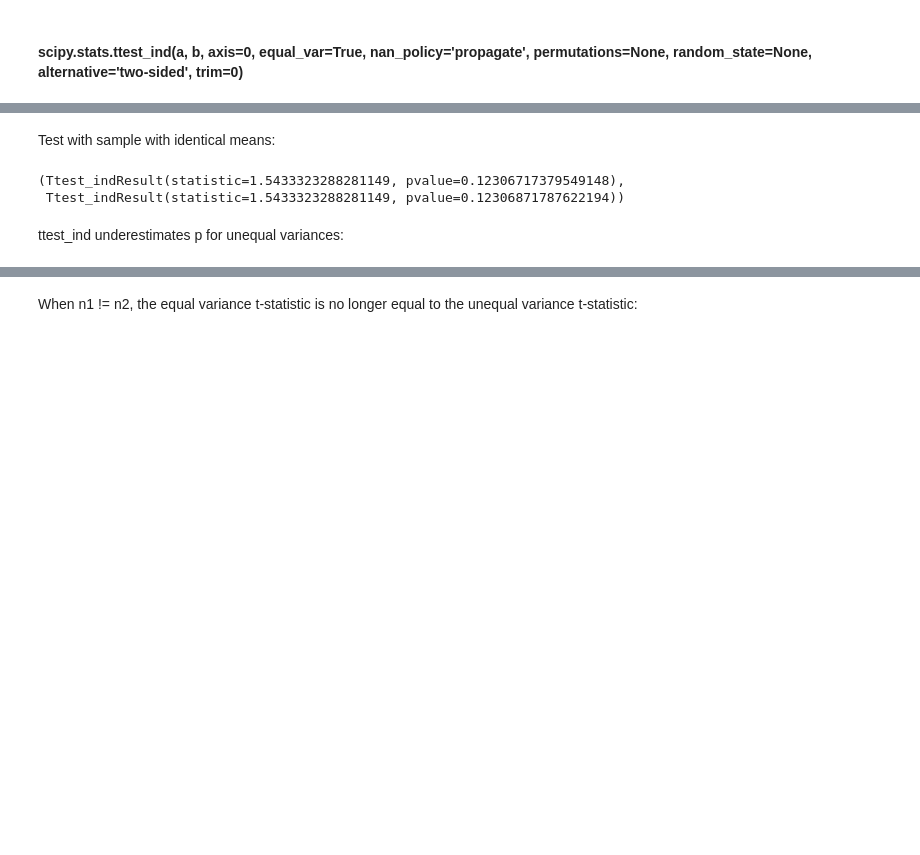
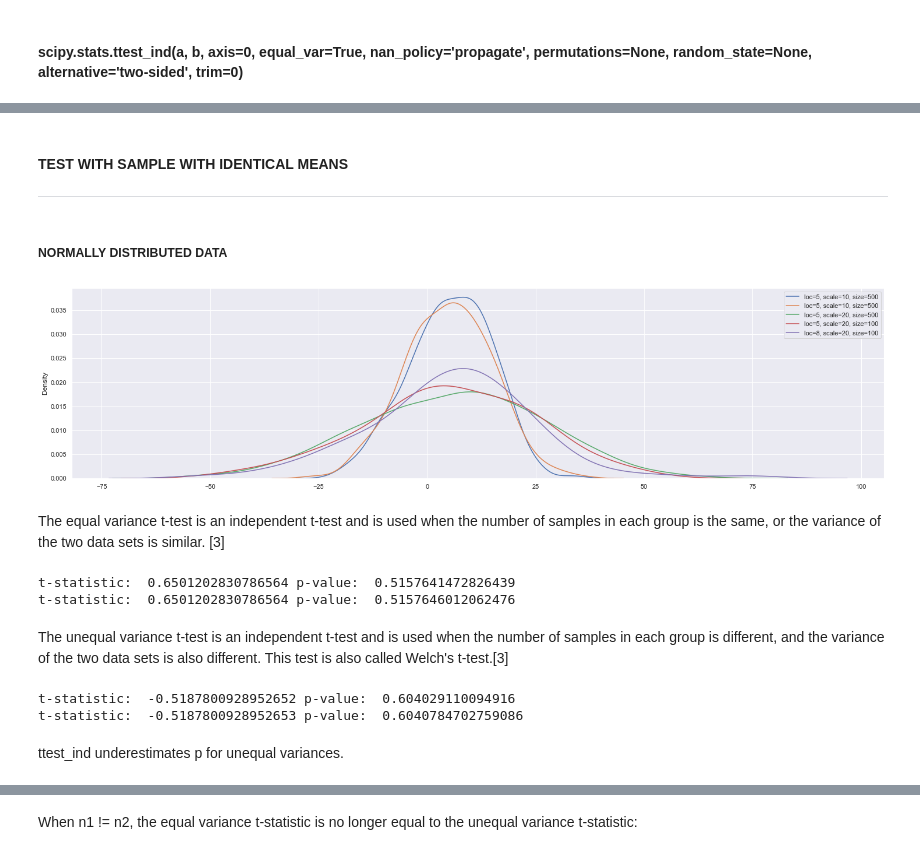
Before and after one commit to AnteDujic/MLS---Assesment, a Jupyter notebook: Practicals/01-statistics.ipynb, the cells around one changed output, grey strips where cells are left out. Cells and saved outputs as stored; diff of their text form; code cells hidden in the pictures; blank space fills up the shorter version.

Commit message:
Statistics - exercise 3 update + Learning - tidy up

```diff
--- a/Practicals/01-statistics.ipynb
+++ b/Practicals/01-statistics.ipynb
@@ -627,14 +628,8 @@ T-test for the means of two independent samples of scores. This is a test for th
 # %%
 from scipy import stats
 rng = np.random.default_rng()
-# %% [markdown]
-Test with sample with identical means:
-# %%
-rvs1 = stats.norm.rvs(loc=5, scale=10, size=500, random_state=rng)
-rvs2 = stats.norm.rvs(loc=5, scale=10, size=500, random_state=rng)
-a = stats.ttest_ind(rvs1, rvs2)
-b = stats.ttest_ind(rvs1, rvs2, equal_var=False)
-a, b
-# %% [output]
-(Ttest_indResult(statistic=1.5433323288281149, pvalue=0.12306717379549148),
- Ttest_indResult(statistic=1.5433323288281149, pvalue=0.12306871787622194))
+# %% [markdown]
+#### TEST WITH SAMPLE WITH IDENTICAL MEANS
+***
+# %% [markdown]
+##### NORMALLY DISTRIBUTED DATA
@@ -641,2 +645,36 @@ a, b
+# %%
+import seaborn as sns
+plt.figure(figsize = (25,6))
+sns.kdeplot(rvs1, label="loc=5, scale=10, size=500")
+sns.kdeplot(rvs2, label="loc=5, scale=10, size=500")
+sns.kdeplot(rvs3, label="loc=5, scale=20, size=500")
+sns.kdeplot(rvs4, label="loc=5, scale=20, size=100")
+sns.kdeplot(rvs5, label="loc=8, scale=20, size=100")
+plt.legend()
+plt.show()
+# %% [output]
+[figure, added]
+# %% [markdown]
+The equal variance t-test is an independent t-test and is used when the number of samples in each group is the same, or the variance of the two data sets is similar. [3]
+# %%
+# Perform a standard independent 2 sample test that assumes equal population variances - equal_var = True (default)
+test1 = stats.ttest_ind(rvs1, rvs2, equal_var=True)
+# Perform Welch’s t-test, which does not assume equal population variance - equal_var = False
+test2 = stats.ttest_ind(rvs1, rvs2, equal_var=False)
+print("t-statistic: ", test1[0], "p-value: ", test1[1])
+print("t-statistic: ", test2[0], "p-value: ", test2[1])
+# %% [output]
+t-statistic:  0.6501202830786564 p-value:  0.5157641472826439
+t-statistic:  0.6501202830786564 p-value:  0.5157646012062476
+# %% [markdown]
+The unequal variance t-test is an independent t-test and is used when the number of samples in each group is different, and the variance of the two data sets is also different. This test is also called Welch's t-test.[3]
+# %%
+test1 = stats.ttest_ind(rvs1, rvs3)
+test2 = stats.ttest_ind(rvs1, rvs3, equal_var=False)
+print("t-statistic: ", test1[0], "p-value: ", test1[1])
+print("t-statistic: ", test2[0], "p-value: ", test2[1])
+# %% [output]
+t-statistic:  -0.5187800928952652 p-value:  0.604029110094916
+t-statistic:  -0.5187800928952653 p-value:  0.6040784702759086
 # %% [markdown]
-ttest_ind underestimates p for unequal variances:
+ttest_ind underestimates p for unequal variances.
```
Also changed, not shown: parts of 23 cells of this notebook, 1 other file.
